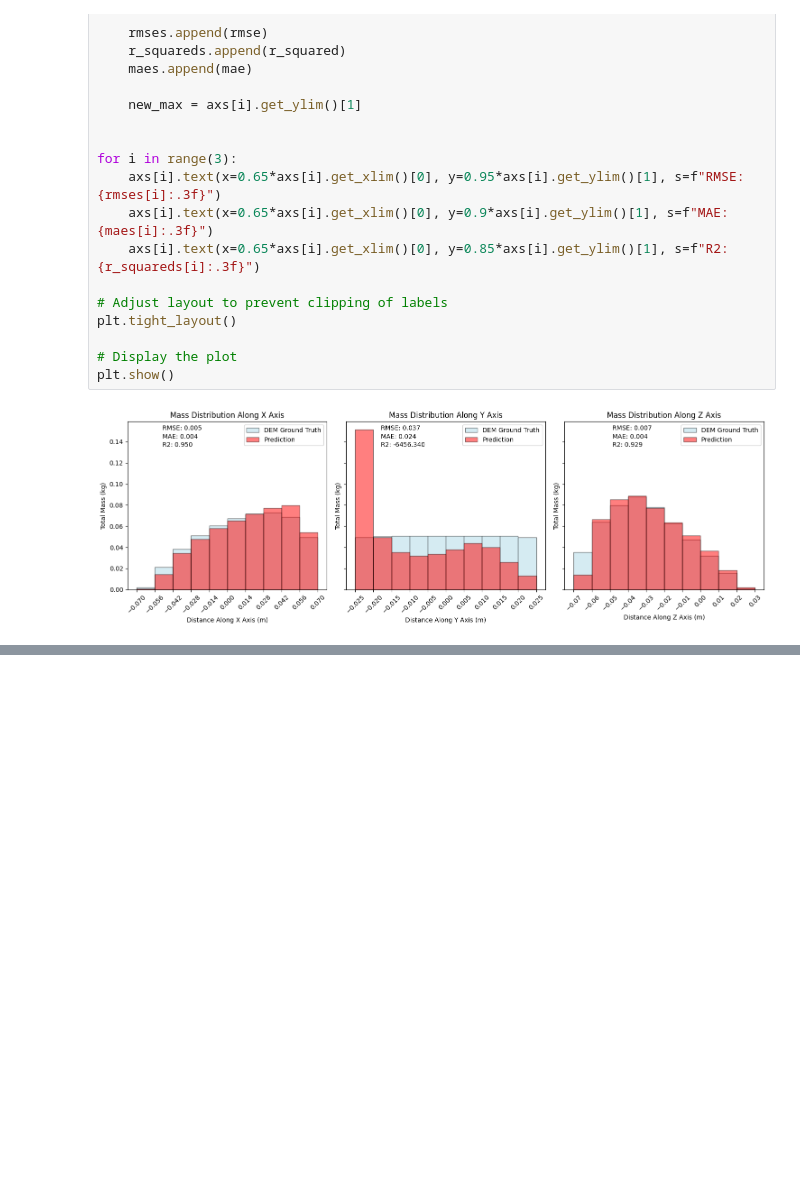
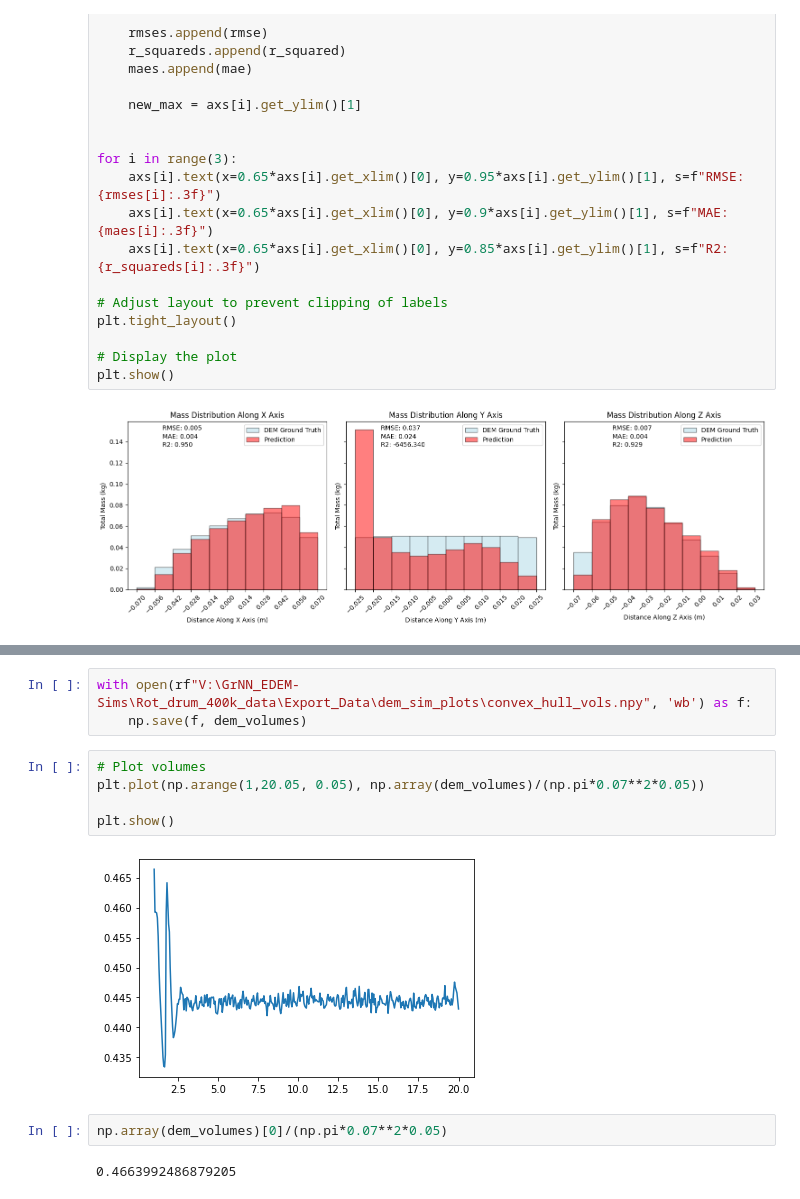
Before and after one commit to elispelis/DEM-Dissertation, a Jupyter notebook: src/density_distribution.ipynb, the cells around one changed output, grey strips where cells are left out. Saved outputs shown, nothing was run; the diff lists cells and outputs as text; blank space fills up the shorter version.

```diff
--- a/src/density_distribution.ipynb
+++ b/src/density_distribution.ipynb
@@ -199,0 +305,14 @@ plt.show()
+# %%
+with open(rf"V:\GrNN_EDEM-Sims\Rot_drum_400k_data\Export_Data\dem_sim_plots\convex_hull_vols.npy", 'wb') as f:
+    np.save(f, dem_volumes)
+# %%
+# Plot volumes
+plt.plot(np.arange(1,20.05, 0.05), np.array(dem_volumes)/(np.pi*0.07**2*0.05))
+
+plt.show()
+# %% [output]
+[figure, added]
+# %%
+np.array(dem_volumes)[0]/(np.pi*0.07**2*0.05)
+# %% [output]
+0.4663992486879205
```
Also changed, not shown: parts of 4 cells of this notebook, 3 other files.
